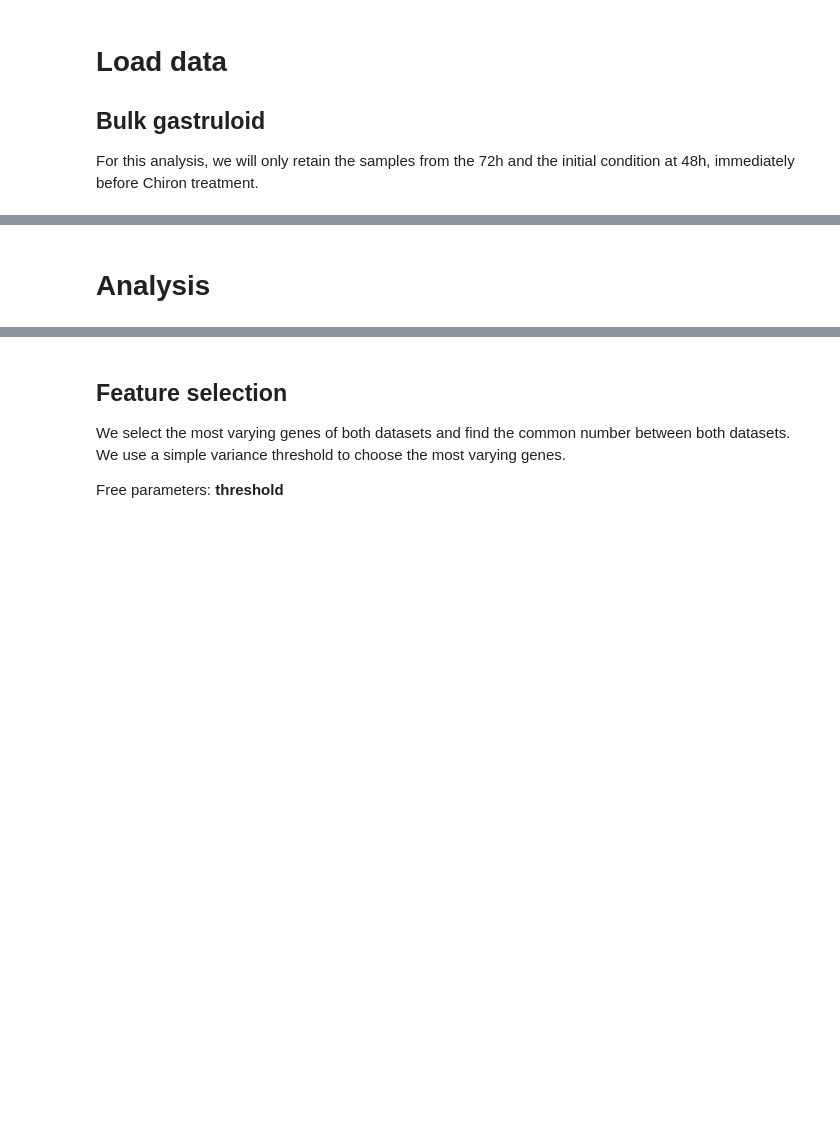
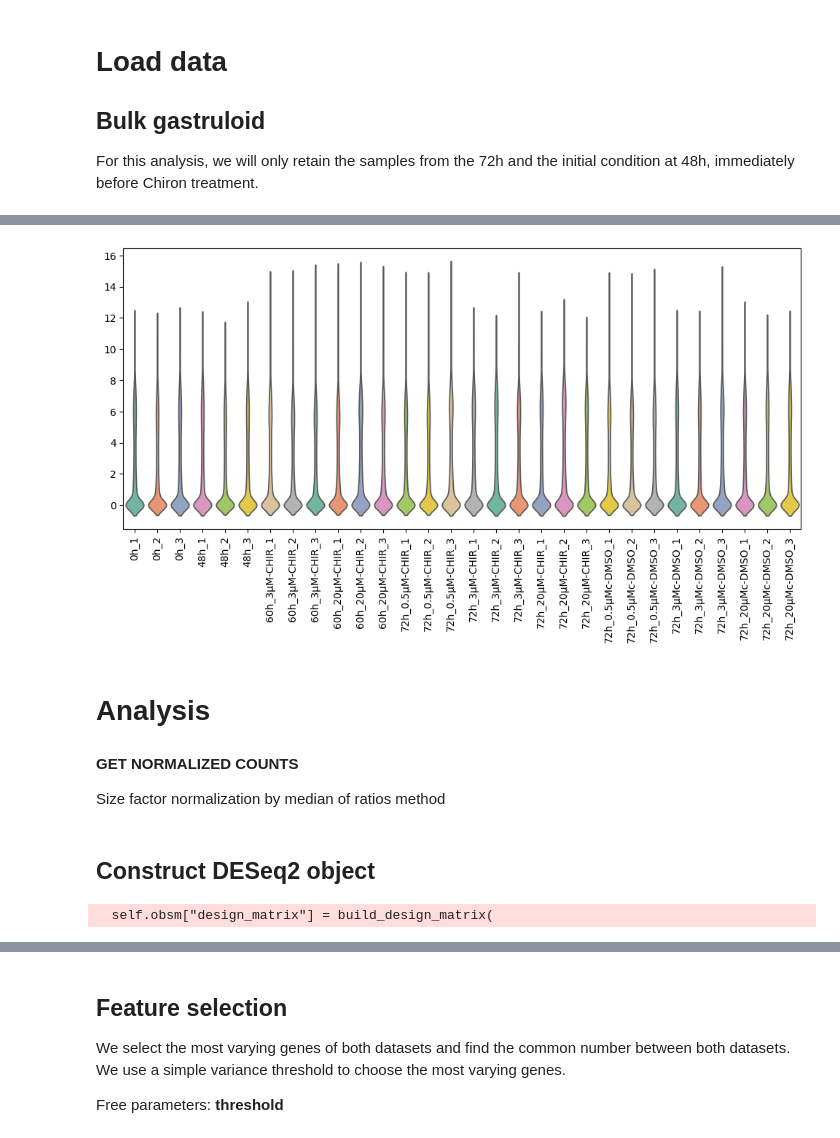
Before and after one commit to stembryo-lab/chiron_gastruloids_bulk_rna_seq, a Jupyter notebook: bulk_analysis.ipynb, the cells around one changed output, grey strips where cells are left out. Saved outputs shown, nothing was run; the diff lists cells and outputs as text; code cells hidden in the pictures; blank space fills up the shorter version.

```diff
--- a/bulk_analysis.ipynb
+++ b/bulk_analysis.ipynb
@@ -20,2 +50,13 @@ df_gastruloid_metadata = pd.read_csv("data/gastruloid_bulk_metadata.csv",index_c
+# %%
+log_df=np.log1p(df_gastruloid)
+# %%
+fig,ax=plt.subplots(1,1,figsize=(12,5))
+
+sns.violinplot(log_df.T, palette='Set2',inner=None,ax=ax)
+plt.xticks(rotation=90)
+
+plt.savefig(f"results/bulk_logcounts_distribution.{save_format}")
+# %% [output]
+[figure, added]
 # %% [markdown]
 # Analysis
@@ -21,0 +65,4 @@ df_gastruloid_metadata = pd.read_csv("data/gastruloid_bulk_metadata.csv",index_c
+# %% [markdown]
+**GET NORMALIZED COUNTS**
+
+Size factor normalization by median of ratios method
@@ -22 +74,12 @@ df_gastruloid_metadata = pd.read_csv("data/gastruloid_bulk_metadata.csv",index_c
+# %% [markdown]
+## Construct DESeq2 object
+# %%
+dds = DeseqDataSet(
+    counts=df_gastruloid,
+    metadata=df_gastruloid_metadata,
+    design_factors="Condition",
+    refit_cooks=True
+)
+# %% [output]
+  self.obsm["design_matrix"] = build_design_matrix(
 # %% [markdown]
```
Also changed, not shown: parts of 21 cells of this notebook.
